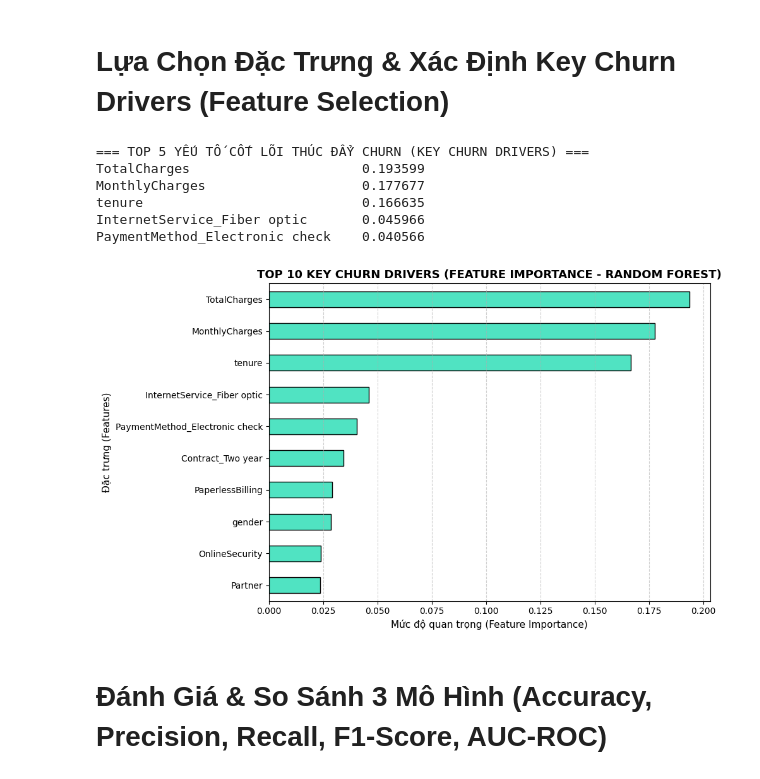
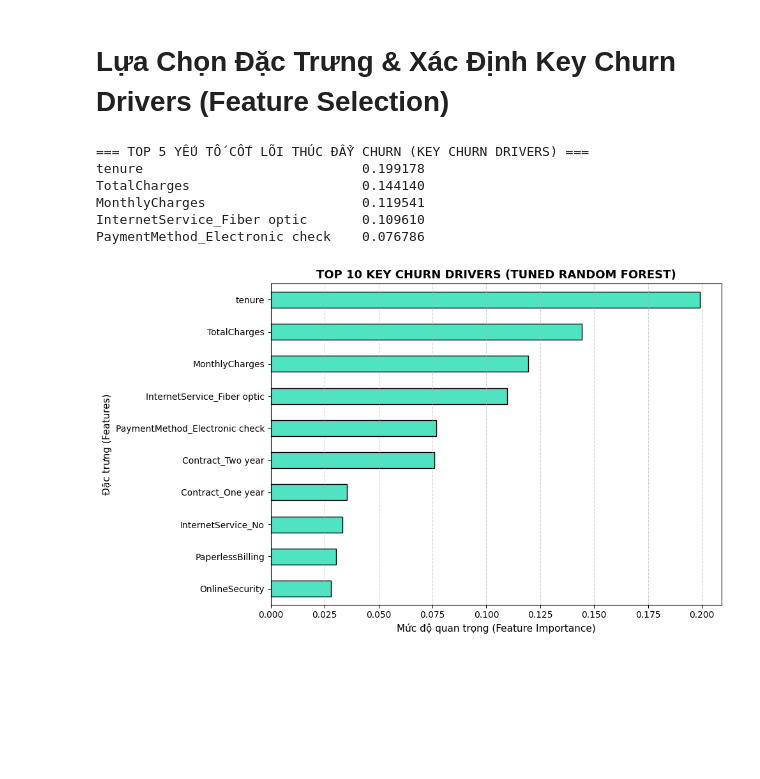
Before and after one commit to TranDuyAnhDEDA/KhaiPhaDuLieu, a Jupyter notebook: EDA.ipynb, the cells around one changed output. Cells and saved outputs as stored; diff of their text form; code cells hidden in the pictures; blank space fills up the shorter version.

```diff
--- a/EDA.ipynb
+++ b/EDA.ipynb
@@ -261,0 +785,26 @@ Done
+# %%
+n_estimators = [100, 200, 300]
+max_depth = [3, 4, 5]
+learning_rate = [0.01, 0.05, 0.1]
+subsample = [0.8, 1.0]
+colsample_bytree = [0.8, 1.0]
+
+params_grid = {
+    'n_estimators': n_estimators,
+    'max_depth': max_depth,
+    'learning_rate': learning_rate,
+    'subsample': subsample,
+    'colsample_bytree': colsample_bytree
+}
+
+xgb_clf_base = XGBClassifier(random_state=42, eval_metric='logloss')
+xgb_cv = GridSearchCV(xgb_clf_base, params_grid, scoring="roc_auc", cv=5, verbose=1, n_jobs=-1)
+xgb_cv.fit(x_train, y_train)
+best_params = xgb_cv.best_params_
+print(f"Best parameters: {best_params}")
+
+xgb_clf_tuned = XGBClassifier(**best_params, random_state=42, eval_metric='logloss')
+xgb_clf_tuned.fit(x_train, y_train)
+
+print_score(xgb_clf_tuned, x_train, y_train, x_test, y_test, train=True)
+print_score(xgb_clf_tuned, x_train, y_train, x_test, y_test, train=False)
@@ -262,33 +855,25 @@ Done
 # %% [markdown]
 # Lựa Chọn Đặc Trưng & Xác Định Key Churn Drivers (Feature Selection)
 # %%
-# Trích xuất và trực quan hóa độ quan trọng đặc trưng từ Random Forest
-import pandas as pd
-import matplotlib.pyplot as plt
+# Trích xuất độ quan trọng đặc trưng từ Tuned Random Forest (rf_clf_tuned)
+importance_rf = pd.Series(rf_clf_tuned.feature_importances_, index=x_train.columns).sort_values(ascending=True)
 
-# 1. Lấy độ quan trọng của từng đặc trưng từ mô hình Random Forest
-importance = pd.Series(rf_model.feature_importances_, index=x_train.columns).sort_values(ascending=True)
-
-# 2. Vẽ biểu đồ cột ngang Top 10 đặc trưng quan trọng nhất (Key Churn Drivers)
 plt.figure(figsize=(10, 6))
-importance.tail(10).plot(kind='barh', color='#50E3C2', edgecolor='black')
-plt.title('TOP 10 KEY CHURN DRIVERS (FEATURE IMPORTANCE - RANDOM FOREST)', fontsize=13, fontweight='bold')
+importance_rf.tail(10).plot(kind='barh', color='#50E3C2', edgecolor='black')
+plt.title('TOP 10 KEY CHURN DRIVERS (TUNED RANDOM FOREST)', fontsize=13, fontweight='bold')
 plt.xlabel('Mức độ quan trọng (Feature Importance)', fontsize=11)
 plt.ylabel('Đặc trưng (Features)', fontsize=11)
 plt.grid(axis='x', linestyle='--', alpha=0.6)
 plt.tight_layout()
 plt.show()
 
-# 3. In danh sách Top 5 yếu tố quan trọng nhất
 print('=== TOP 5 YẾU TỐ CỐT LÕI THÚC ĐẨY CHURN (KEY CHURN DRIVERS) ===')
-print(importance.tail(5).iloc[::-1].to_string())
+print(importance_rf.tail(5).iloc[::-1].to_string())
 # %% [output]
 === TOP 5 YẾU TỐ CỐT LÕI THÚC ĐẨY CHURN (KEY CHURN DRIVERS) ===
-TotalCharges                      0.193599
-MonthlyCharges                    0.177677
-tenure                            0.166635
-InternetService_Fiber optic       0.045966
-PaymentMethod_Electronic check    0.040566
+tenure                            0.199178
+TotalCharges                      0.144140
+MonthlyCharges                    0.119541
+InternetService_Fiber optic       0.109610
+PaymentMethod_Electronic check    0.076786
-[figure, old version]
+[figure, new version]
-# %% [markdown]
-# Đánh Giá & So Sánh 3 Mô Hình (Accuracy, Precision, Recall, F1-Score, AUC-ROC)
```
Also changed, not shown: parts of 54 cells of this notebook.
